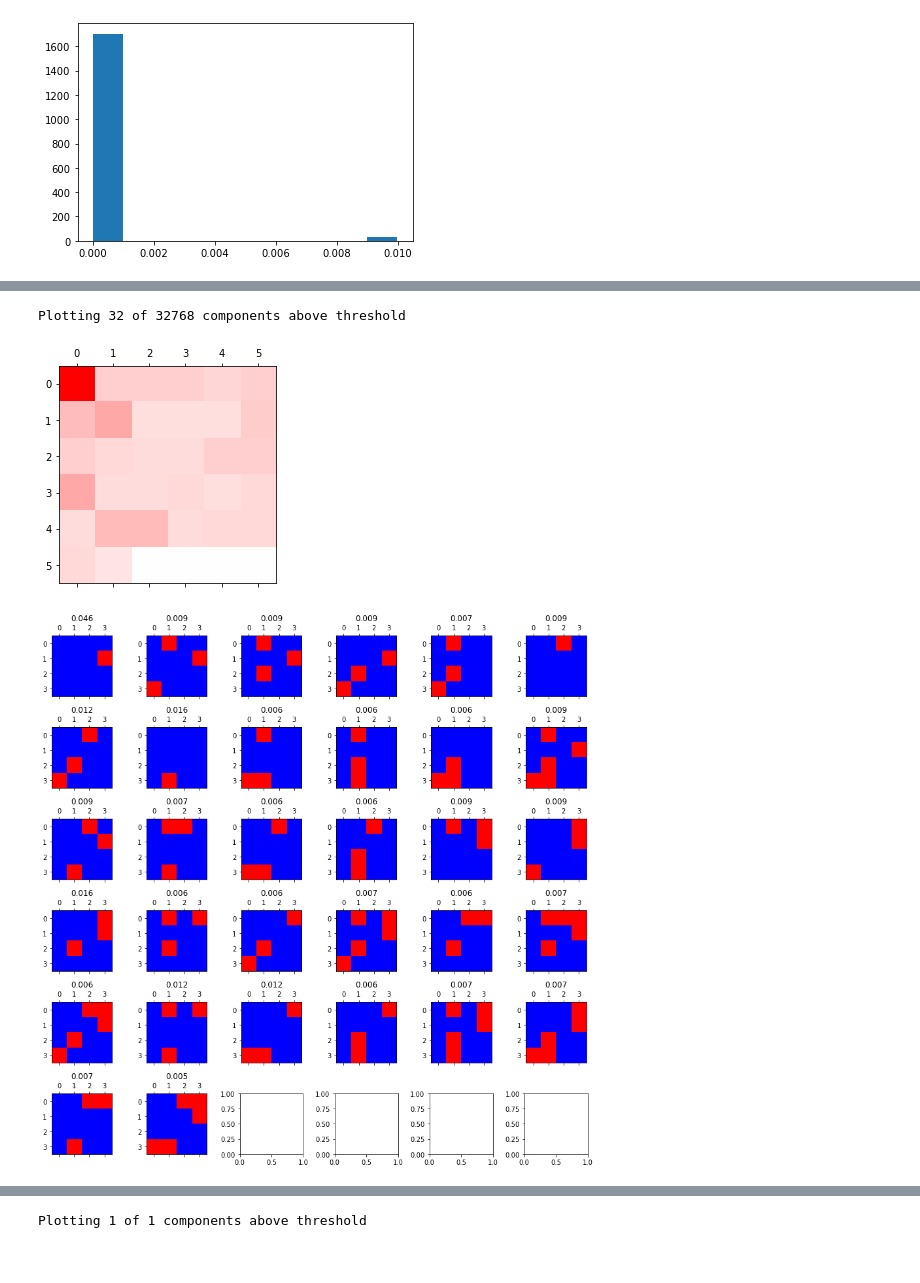
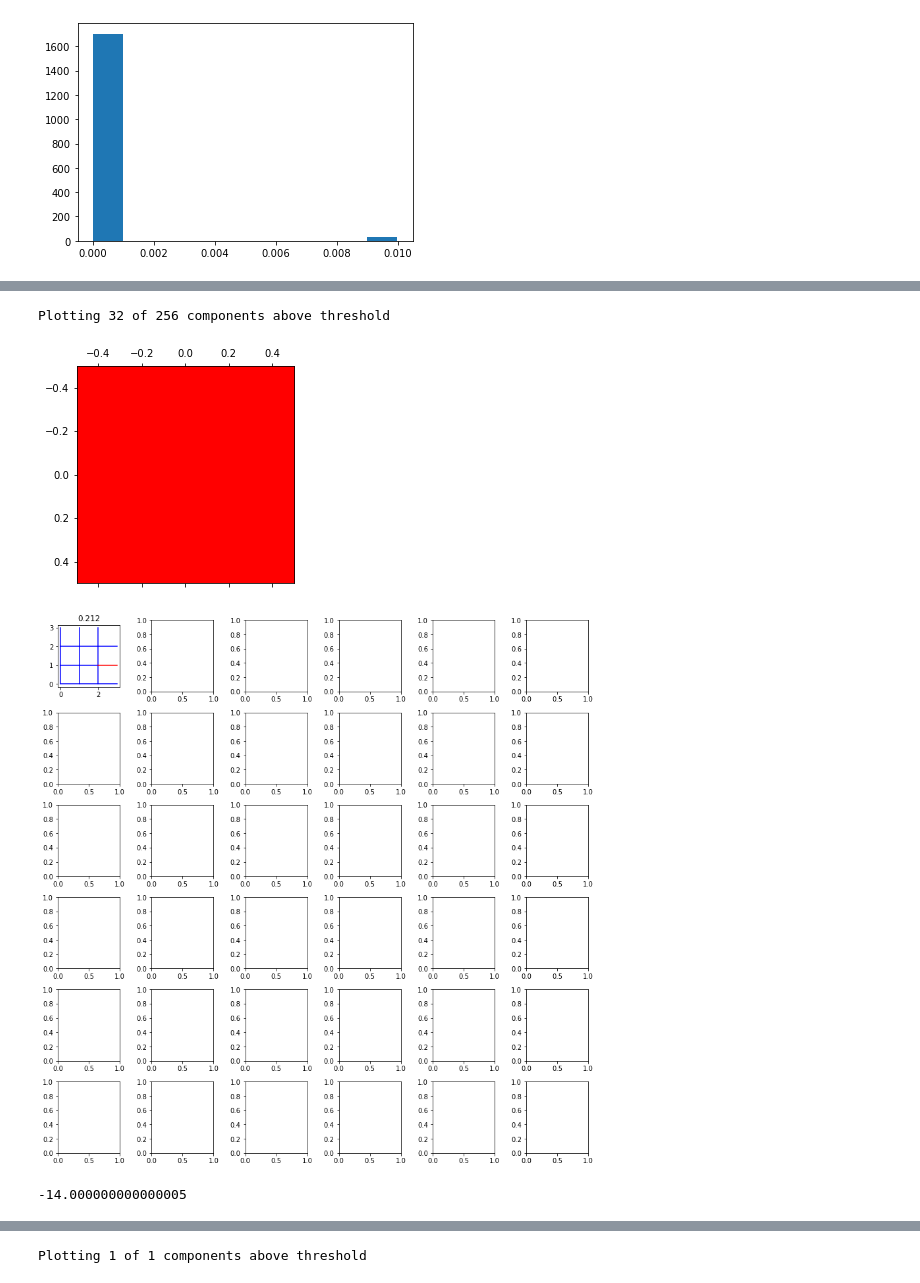
Before and after one commit to akuczala/toric-code, a Jupyter notebook: toric-code-2.ipynb, the cells around one changed output, grey strips where cells are left out. Saved outputs shown, nothing was run; the diff lists cells and outputs as text; code cells hidden in the pictures.

```diff
--- a/toric-code-2.ipynb
+++ b/toric-code-2.ipynb
@@ -11,7 +10,8 @@ The autoreload extension is already loaded. To reload it, use:
 # %%
 from toriccode.env import *
-local_terms, coefs = get_ising_terms(4)
-qubits = Term.get_qubits(local_terms)
-h = HamiltonianBuilder(verbose=False).build_matrix(local_terms, coefs)
-eigs, vecs = calc_eigs(h, 4)
+#local_terms, coefs = get_ising_terms(3)
+local_terms = get_toric_terms(2)
+coefs = -np.ones(len(local_terms))
+h = HamiltonianBuilder(verbose=False).build(local_terms, coefs)
+eigs, vecs = h.calc_eigs(20)
 # %% [output]
@@ -27,7 +27,7 @@ plt.plot(eigs, marker='o'); plt.show()
 # %%
-one_hot = sparse.eye(h.shape[0]).getcol(1)
+one_hot = sparse.eye(h.dim).getcol(1)
 one_hot_dense = one_hot.toarray()
-v = sparse.linalg.expm_multiply(-1j * h, one_hot)
+v = sparse.linalg.expm_multiply(-1j * h.matrix, one_hot)
 v_dense = v.toarray()
 #v =
 # %%
@@ -36,8 +36,8 @@ plt.hist(np.abs(v_dense[(np.abs(v_dense) > 1e-6) & (np.abs(v_dense) < 0.8)]));#
 [figure]
 # %%
 import scipy.linalg as lin
-if h.shape[0] < 1000:
-    U = lin.expm(-j * h.toarray())
+if h.dim < 1000:
+    U = lin.expm(-0.1j * h.matrix.toarray())
     v_dense = np.dot(U, one_hot_dense)
 else:
     print("H too big!")
@@ -51,6 +53,10 @@ plot_bwr(np.abs(U))
 # %%
-plot_vec_sites(np.abs(v_dense).reshape(-1),qubits, threshold=0.005);plt.tight_layout(); plt.show()
+plot_vec(np.abs(v_dense).reshape(-1), h.qubits, threshold=0.15);plt.tight_layout(); plt.show()
 # %% [output]
-Plotting 32 of 32768 components above threshold
+Plotting 32 of 256 components above threshold
-[figure, old version]
+[figure, new version]
-[figure, old version]
+[figure, new version]
+# %%
+eigs[0]
+# %% [output]
+-14.000000000000005
```
Also changed, not shown: parts of 12 cells of this notebook, 10 other files.
